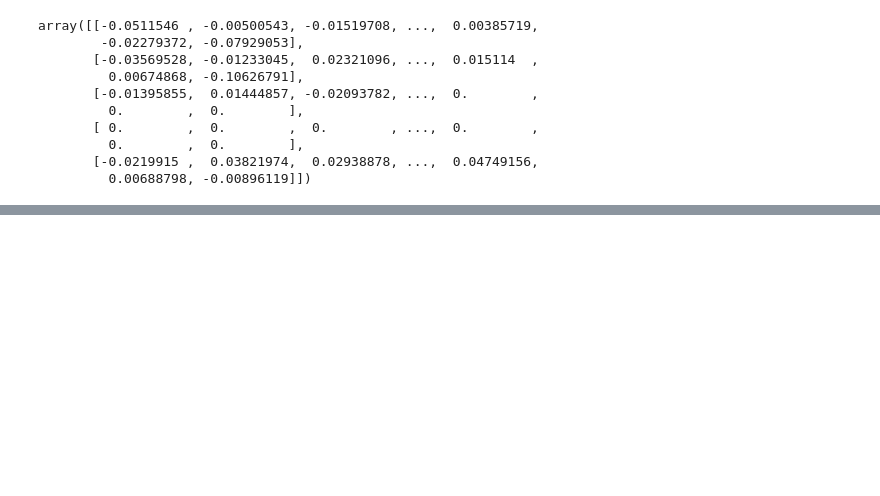
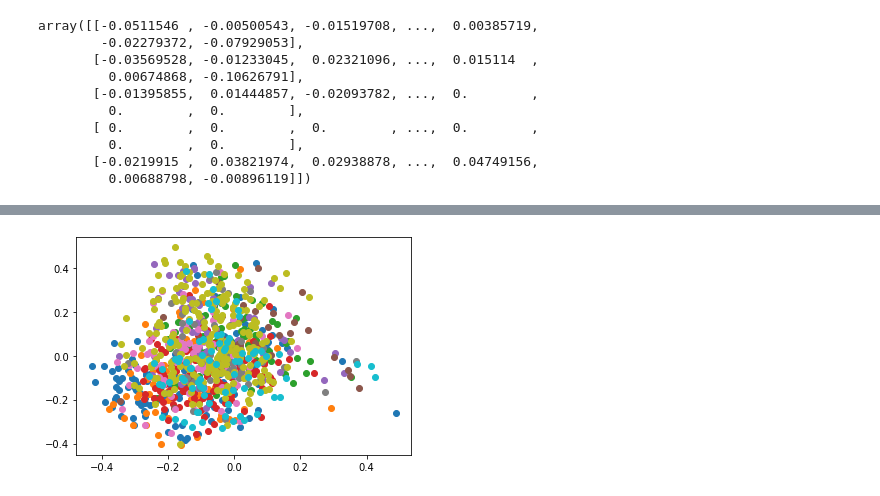
Before and after one commit to gracedu0213/sizemover, a Jupyter notebook: clustering/final_project.ipynb, the cells around one changed output, grey strips where cells are left out. Drawn from its saved outputs; the diff is of its cells as text; code cells hidden in the pictures; blank space fills up the shorter version.

Commit message:
adding clustering visualization

```diff
--- a/clustering/final_project.ipynb
+++ b/clustering/final_project.ipynb
@@ -301,0 +322,7 @@ assignments
+# %%
+cik_assignment = {}
+for key in assignments.keys():
+    print(f'cluster {key} has {len(assignments[key])} elements')
+    cik_assignment[key] = list(norm_data.iloc[assignments[key]].index)
+
+print(cik_assignment[0])
@@ -301,0 +341,14 @@ assignments
+# %%
+mapping.set_index('cik', inplace = True)
+# %%
+mapping_copy = mapping.copy()
+cluster_data = None
+for key in cik_assignment.keys():
+    temp_cluster_data = mapping_copy.loc[cik_assignment[key]]
+    temp_cluster_data['cluster'] = key
+    temp_cluster_data.reset_index(inplace = True)
+    if cluster_data is None:
+        cluster_data = temp_cluster_data
+    else:
+        cluster_data = pd.concat([cluster_data, temp_cluster_data], ignore_index = True)
+cluster_data.shape
@@ -301,0 +357,2 @@ assignments
+# %%
+dimentional_data = pd.merge(left = cluster_data, right = reduced_data, how = 'inner', left_index=True, right_index=True)
@@ -301,0 +387,6 @@ assignments
+# %%
+groups = dimentional_data.groupby("cluster")
+for name, group in groups:
+    plt.plot(group["first_dim"], group["second_dim"], marker="o",linestyle="", label=name)
+# %% [output]
+[figure, added]
```
Also changed, not shown: parts of 13 cells of this notebook.
